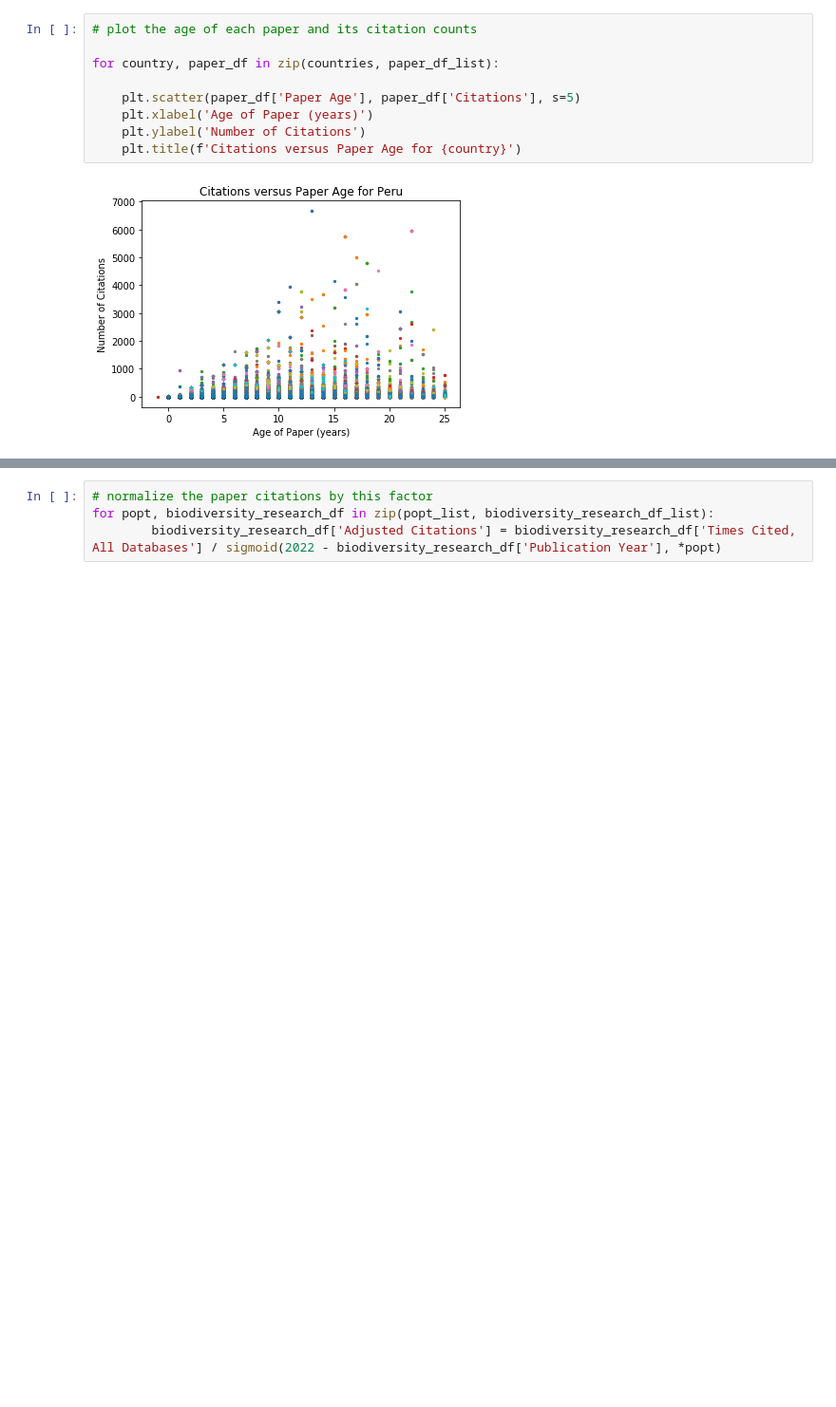
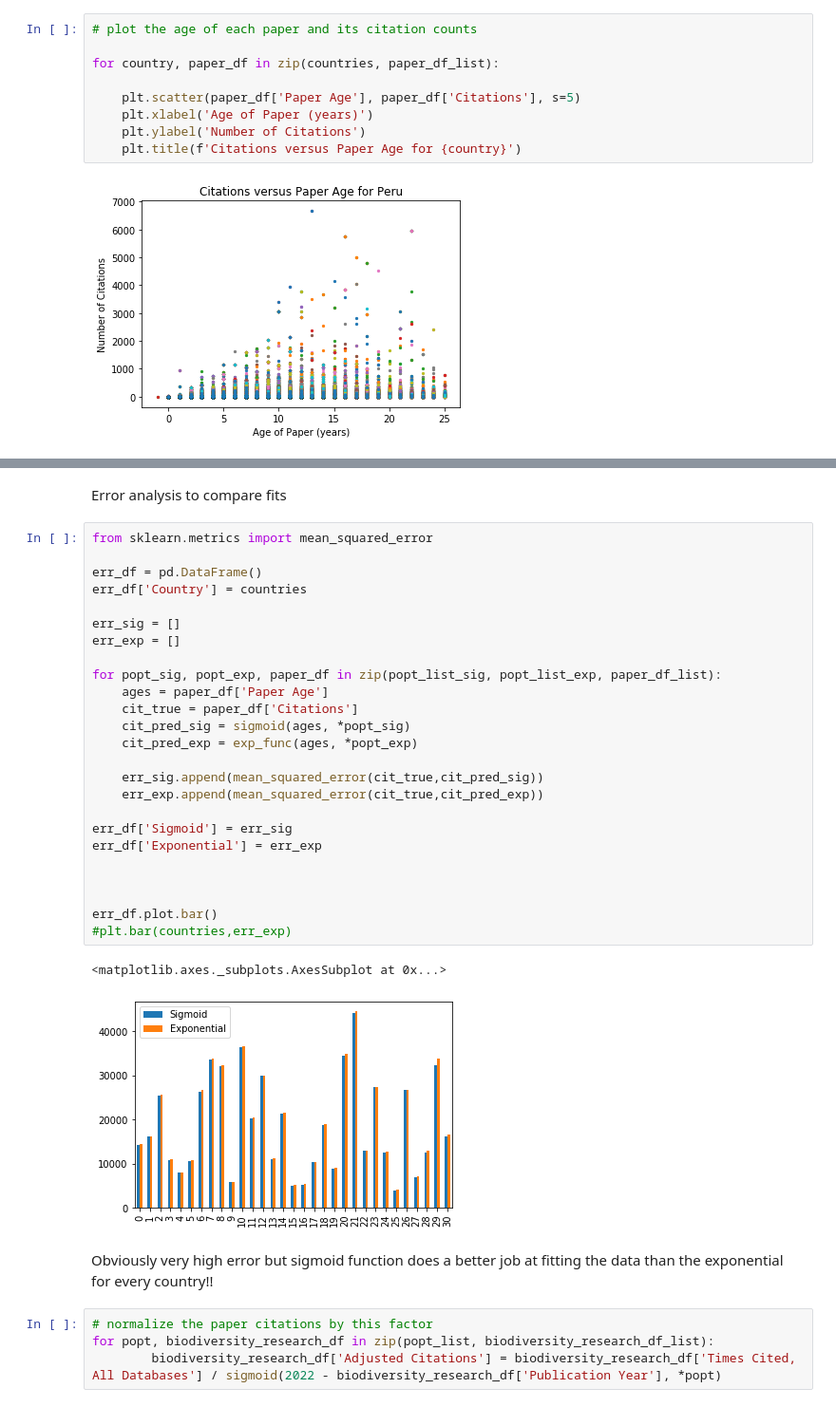
Before and after one commit to btiv/DSS_Final_Proj, a Jupyter notebook: feature_engineering_sigmoid_citations.ipynb, the cells around one changed output, grey strips where cells are left out. Shown at 95% size. Cells and saved outputs as stored; diff of their text form; blank space fills up the shorter version.

```diff
--- a/feature_engineering_sigmoid_citations.ipynb
+++ b/feature_engineering_sigmoid_citations.ipynb
@@ -62,3 +98,35 @@ plt.show()
+# %% [markdown]
+Error analysis to compare fits
+# %%
+from sklearn.metrics import mean_squared_error
+
+err_df = pd.DataFrame()
+err_df['Country'] = countries
+
+err_sig = []
+err_exp = []
+
+for popt_sig, popt_exp, paper_df in zip(popt_list_sig, popt_list_exp, paper_df_list):
+    ages = paper_df['Paper Age']
+    cit_true = paper_df['Citations']
+    cit_pred_sig = sigmoid(ages, *popt_sig)
+    cit_pred_exp = exp_func(ages, *popt_exp)
+
+    err_sig.append(mean_squared_error(cit_true,cit_pred_sig))
+    err_exp.append(mean_squared_error(cit_true,cit_pred_exp))
+
+err_df['Sigmoid'] = err_sig
+err_df['Exponential'] = err_exp
+
+
+
+err_df.plot.bar()
+#plt.bar(countries,err_exp)
+# %% [output]
+<matplotlib.axes._subplots.AxesSubplot at 0x...>
+[figure, added]
+# %% [markdown]
+Obviously very high error but sigmoid function does a better job at fitting the data than the exponential for every country!!
 # %%
 # normalize the paper citations by this factor
 for popt, biodiversity_research_df in zip(popt_list, biodiversity_research_df_list):
```
Also changed, not shown: parts of 8 cells of this notebook.
